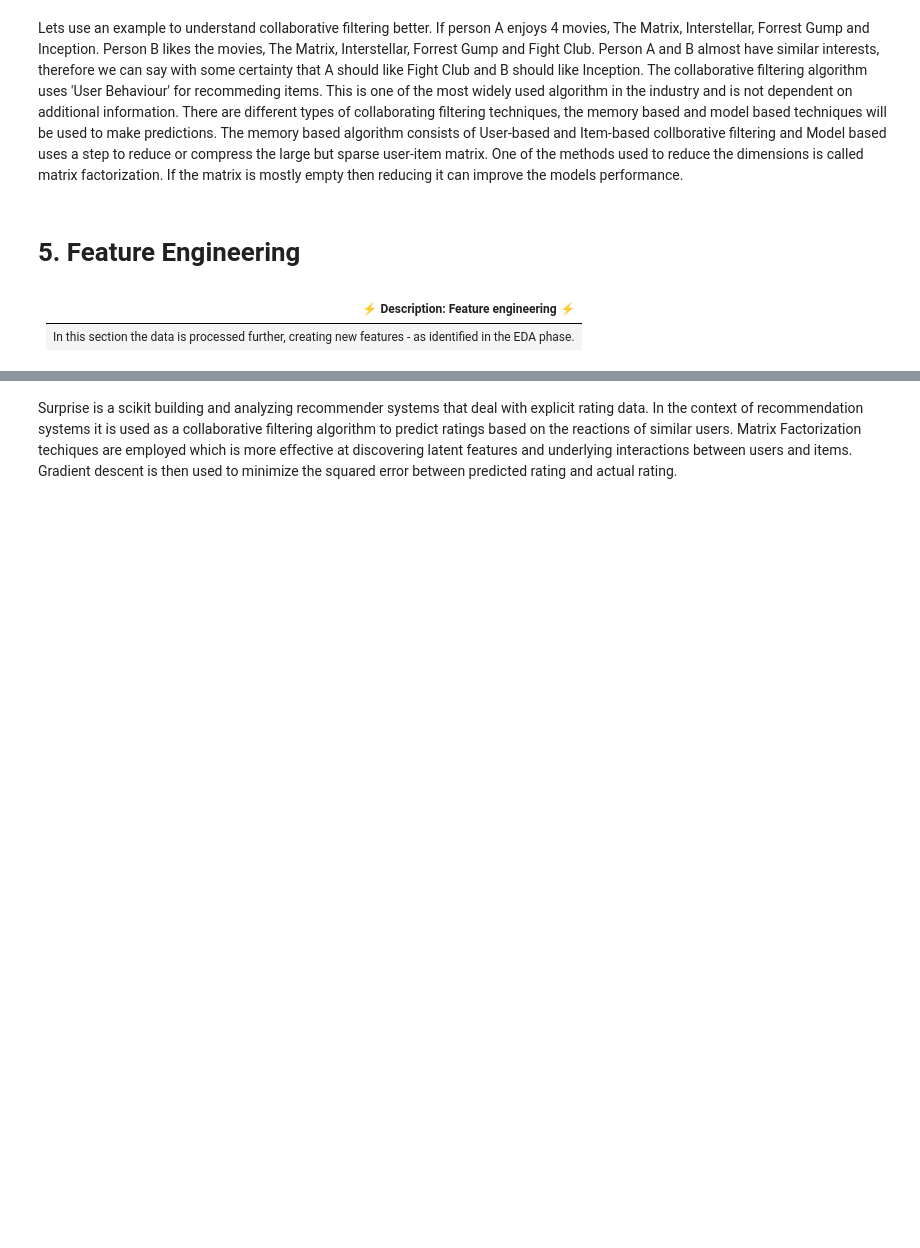
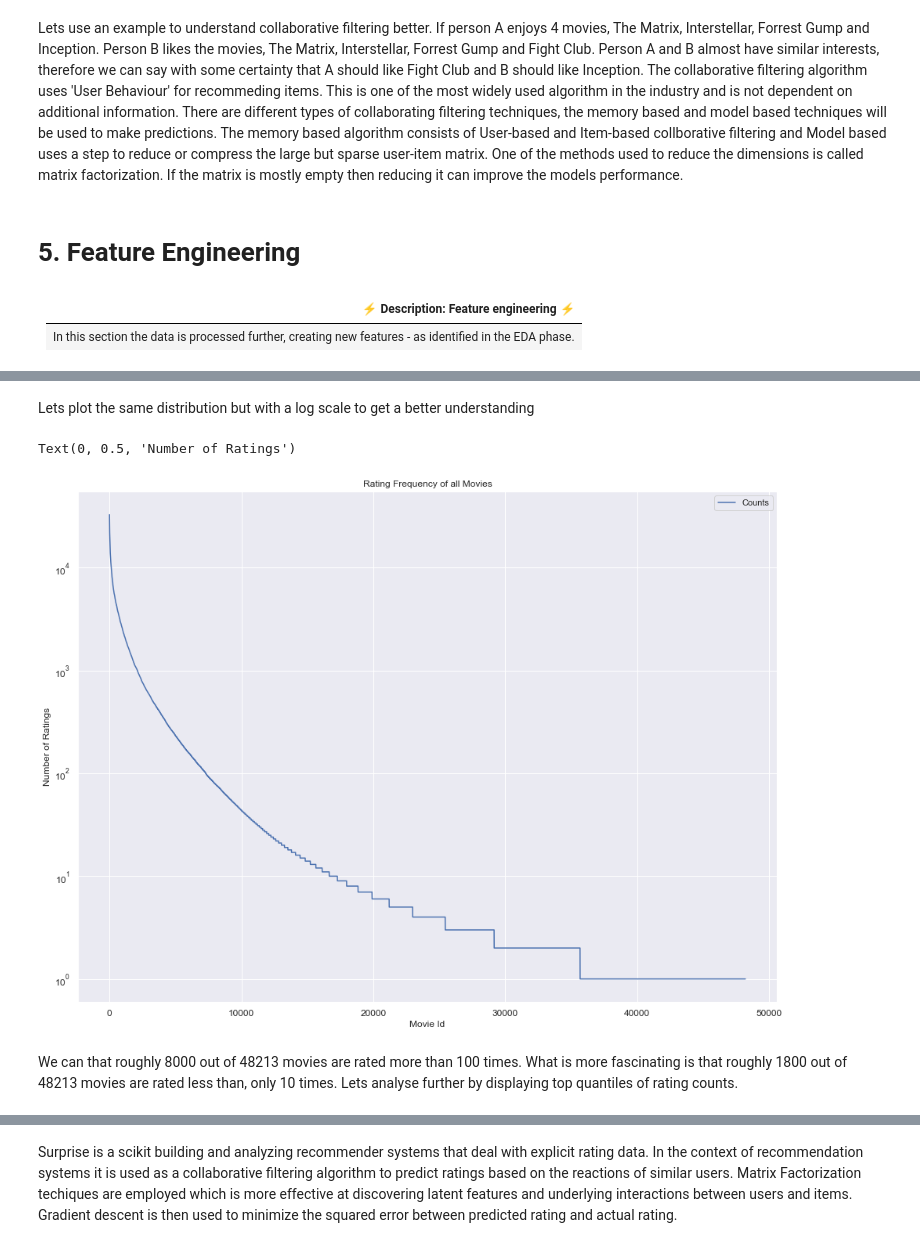
Before and after one commit to Lana-076/GM3_Unsupervised_Learning, a Jupyter notebook: GM3 Modelling.ipynb, the cells around one changed output, grey strips where cells are left out. Cells and saved outputs as stored; diff of their text form; code cells hidden in the pictures; blank space fills up the shorter version.

```diff
--- a/GM3 Modelling.ipynb
+++ b/GM3 Modelling.ipynb
@@ -1030,0 +1088,16 @@ Lets use an example to understand collaborative filtering better. If person A en
+# %% [markdown]
+<p> Lets plot the same distribution but with a log scale to get a better understanding</p>
+# %%
+#Plot rating frequency of all movies
+ax = df_movies_count.sort_values('Counts', ascending = False).reset_index(drop=True).plot(figsize=(med,small),
+                                                                                        title='Rating Frequency of all Movies',
+                                                                                        fontsize = 12,
+                                                                                         logy=True)
+ax.grid()
+ax.set_xlabel('Movie Id')
+ax.set_ylabel('Number of Ratings')
+# %% [output]
+Text(0, 0.5, 'Number of Ratings')
+[figure, added]
+# %% [markdown]
+<p> We can that roughly 8000 out of 48213 movies are rated more than 100 times. What is more fascinating is that roughly 1800 out of 48213 movies are rated less than, only 10 times. Lets analyse further by displaying top quantiles of rating counts. </p>
```
Also changed, not shown: parts of 193 cells of this notebook.
